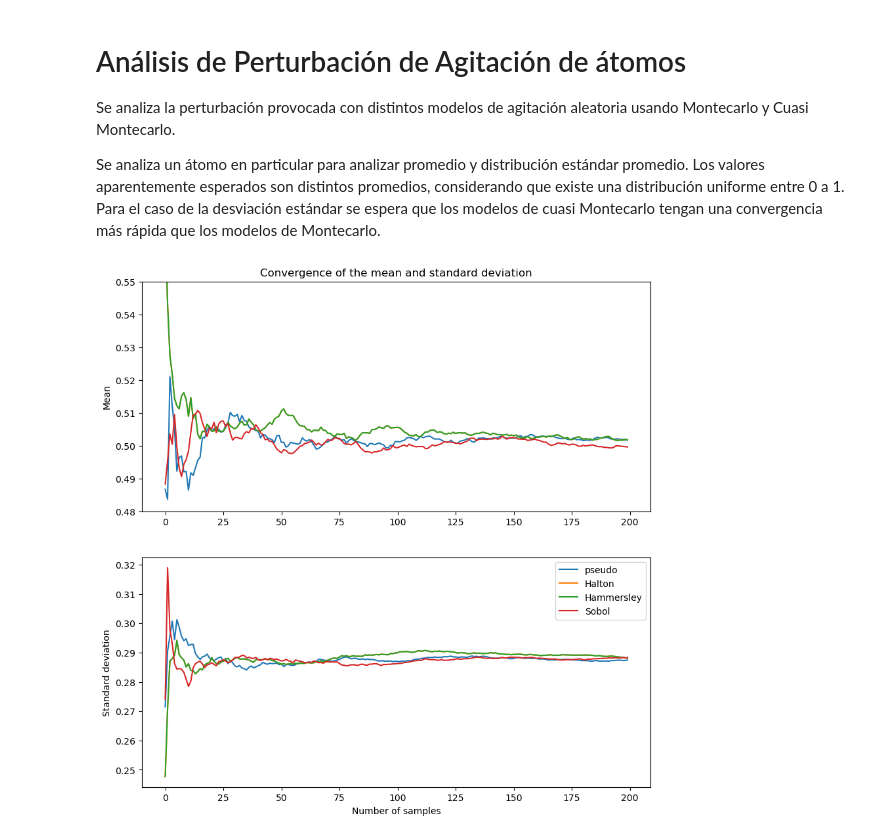
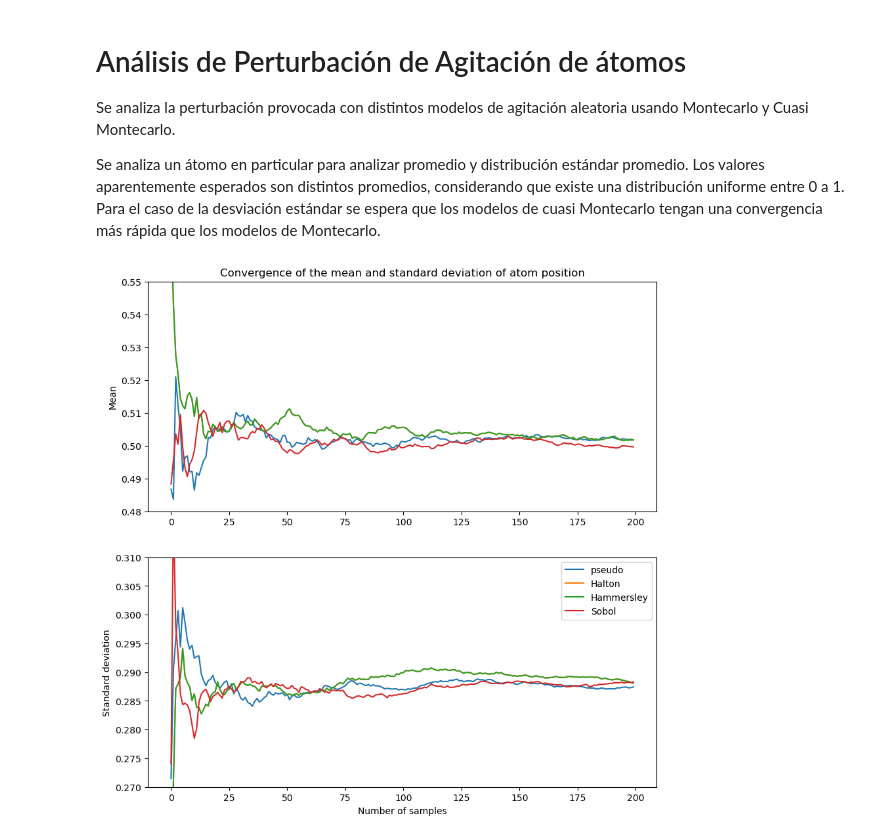
Before and after one commit to bem4solvation/uqpb, a Jupyter notebook: experiments/check_samplers_and_pqr/experiment.ipynb, the cells around one changed output. Drawn from its saved outputs; the diff is of its cells as text; code cells hidden in the pictures.

```diff
--- a/experiments/check_samplers_and_pqr/experiment.ipynb
+++ b/experiments/check_samplers_and_pqr/experiment.ipynb
@@ -31,18 +31,19 @@ for sampler in sampler_list:
 # %%
 # Plot the data
 # Two plots, one with mean and other with standard deviation
 
 fig, ax = plt.subplots(2, 1, figsize=(10, 10))
 for sampler in sampler_list:
     ax[0].plot(mean_data[sampler], label=sampler)
     ax[1].plot(std_data[sampler], label=sampler)
 plt.legend()
 ax[0].set_ylabel('Mean')
 ax[1].set_xlabel('Number of samples')
 ax[1].set_ylabel('Standard deviation')
 ax[0].set_title('Convergence of the mean and standard deviation of atom position')
 # Set lims
 ax[0].set_ylim([.48, 0.55])
+ax[1].set_ylim([0.27, 0.31])
 plt.show()
 # %% [output]
-[figure, old version]
+[figure, new version]
```
